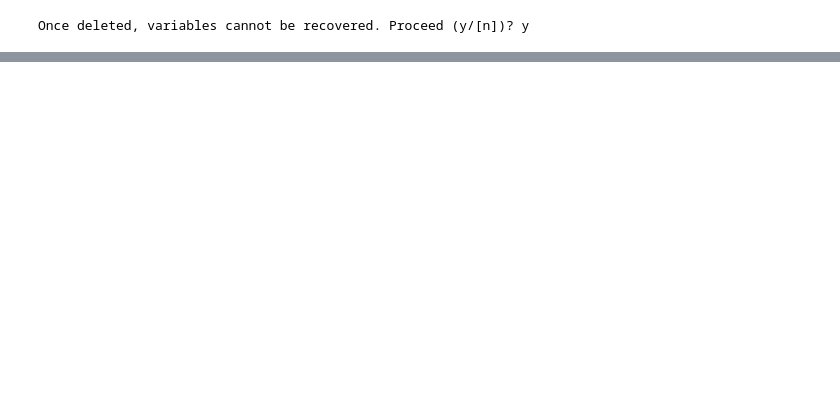
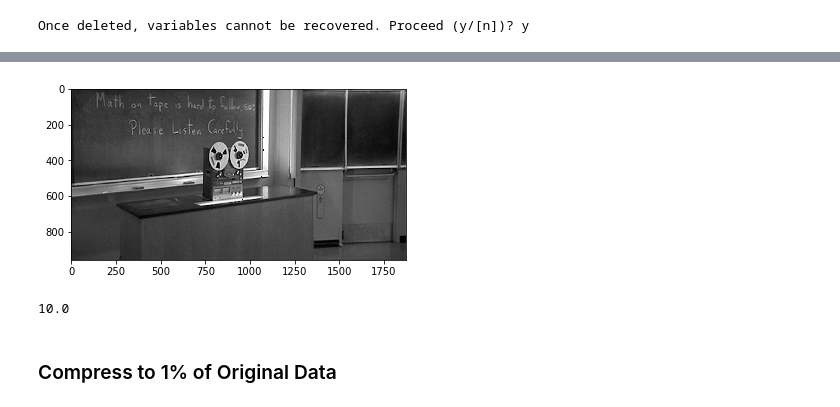
Before and after one commit to sspiel4/ME-564-565-Engineering-Computations, a Jupyter notebook: ME 565/Exercise 4-3.ipynb, the cells around one changed output, grey strips where cells are left out. Saved outputs shown, nothing was run; the diff lists cells and outputs as text; code cells hidden in the pictures; blank space fills up the shorter version.

```diff
--- a/ME 565/Exercise 4-3.ipynb
+++ b/ME 565/Exercise 4-3.ipynb
@@ -23,3 +44,28 @@ img = scipy.ndimage.imread('recorder.jpg', mode='L')
+# %%
+#zero out all small coefficients.
+#set threshold to 10% of maximum value
+
+#Compute fourier transform of image
+At = np.fft.fft2(img)
+
+#Create a threshold at the 90% of data in frequency domain
+thresh = np.percentile(abs(img_fft),90)
+count=0
+
+#for each value of matrix At (which is the fft of img) compare to the threshold.
+for x in np.nditer(At, op_flags=['readwrite']):
+    if abs(x) > thresh:
+        x[...] = 1
+        count = count + 1
+    else:
+        x[...] = 0
+
+ind = np.multiply(At, img_fft)
+# %%
+#convert back into integerdata to plot. use abs of frequency data.
+new_img = np.uint8(abs(np.fft.ifft2(ind)))
 # %%
-plt.imshow(img, cmap=plt.cm.gray)
+plt.imshow(new_img, cmap=plt.cm.gray)
 plt.show()
+# %% [output]
+[figure, added]
@@ -27,0 +72,7 @@ img_fourier = scipy.ndimage.fourier.fourier_ellipsoid
+# %%
+#check percentage
+100*(count/(nx*ny))
+# %% [output]
+10.0
+# %% [markdown]
+### Compress to 1% of Original Data
```
Also changed, not shown: parts of 10 cells of this notebook, 3 other files.
